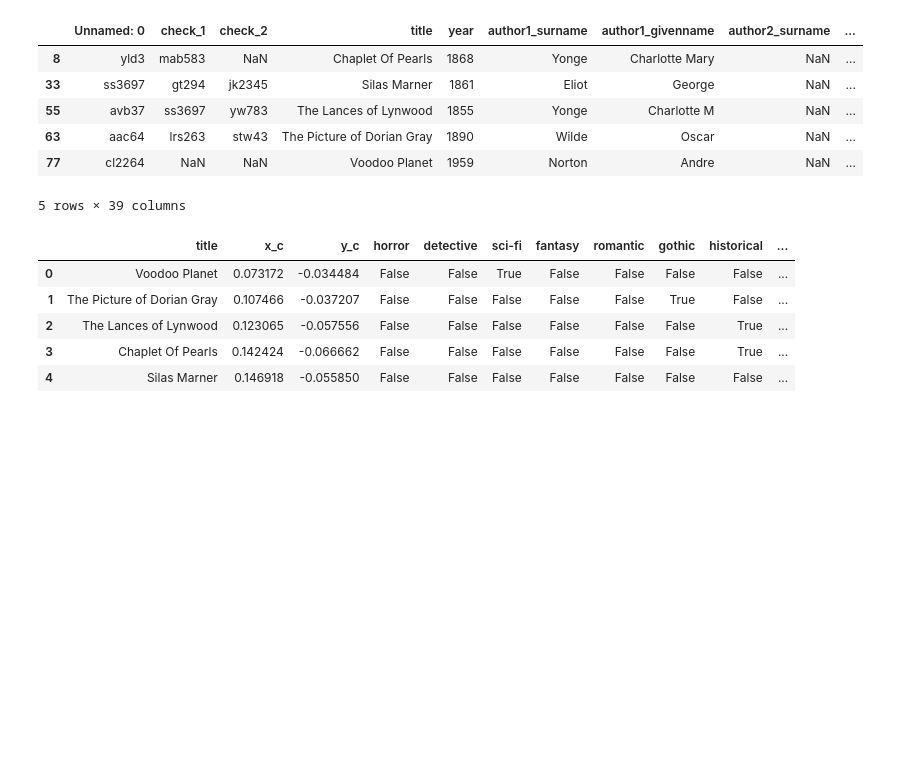
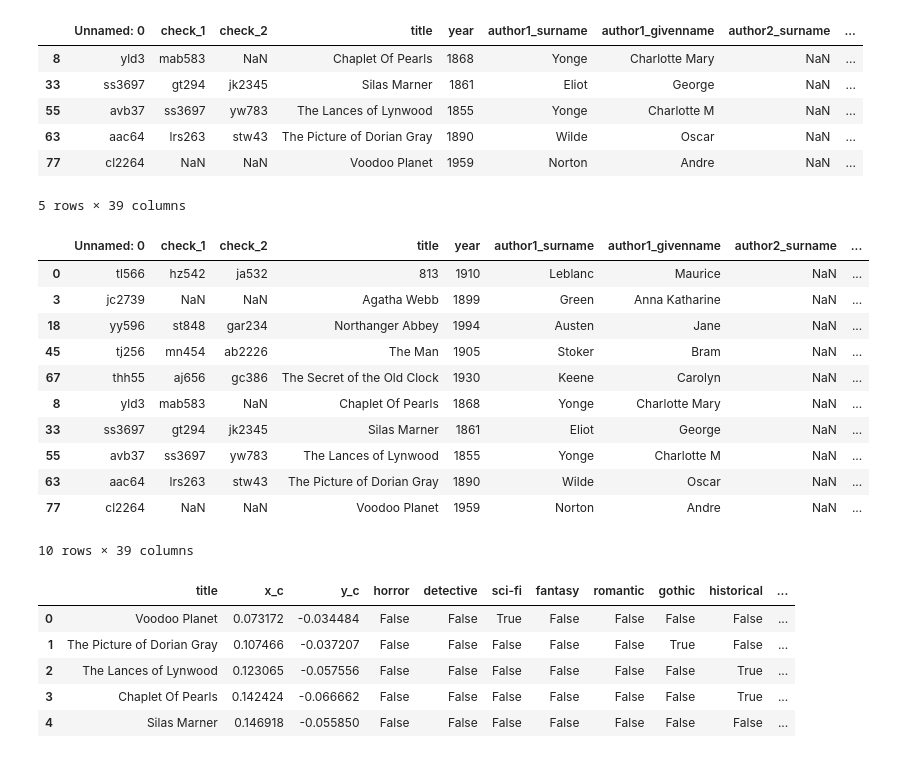
Before and after one commit to gitstelle/info3350-book-recommendation, a Jupyter notebook: books/Code.ipynb, the cells around one changed output. Saved outputs shown, nothing was run; the diff lists cells and outputs as text; code cells hidden in the pictures; blank space fills up the shorter version.

```diff
--- a/books/Code.ipynb
+++ b/books/Code.ipynb
@@ -682,6 +683,21 @@ book_recs
 | 63 | aac64 | lrs263 | stw43 | The Picture of Dorian Gray | 1890 | Wilde | Oscar | NaN | ... |
 | 77 | cl2264 | NaN | NaN | Voodoo Planet | 1959 | Norton | Andre | NaN | ... |
 5 rows × 39 columns
+# %%
+book_pairs
+# %% [output]
+|  | Unnamed: 0 | check_1 | check_2 | title | year | author1_surname | author1_givenname | author2_surname | ... |
+| 0 | tl566 | hz542 | ja532 | 813 | 1910 | Leblanc | Maurice | NaN | ... |
+| 3 | jc2739 | NaN | NaN | Agatha Webb | 1899 | Green | Anna Katharine | NaN | ... |
+| 18 | yy596 | st848 | gar234 | Northanger Abbey | 1994 | Austen | Jane | NaN | ... |
+| 45 | tj256 | mn454 | ab2226 | The Man | 1905 | Stoker | Bram | NaN | ... |
+| 67 | thh55 | aj656 | gc386 | The Secret of the Old Clock | 1930 | Keene | Carolyn | NaN | ... |
+| 8 | yld3 | mab583 | NaN | Chaplet Of Pearls | 1868 | Yonge | Charlotte Mary | NaN | ... |
+| 33 | ss3697 | gt294 | jk2345 | Silas Marner | 1861 | Eliot | George | NaN | ... |
+| 55 | avb37 | ss3697 | yw783 | The Lances of Lynwood | 1855 | Yonge | Charlotte M | NaN | ... |
+| 63 | aac64 | lrs263 | stw43 | The Picture of Dorian Gray | 1890 | Wilde | Oscar | NaN | ... |
+| 77 | cl2264 | NaN | NaN | Voodoo Planet | 1959 | Norton | Andre | NaN | ... |
+10 rows × 39 columns
 # %%
 genres = ['title','x_c','y_c','horror', 'detective', 'sci-fi', 'fantasy', 'romantic', 'gothic', 'historical',
        'feminist fiction', 'mystery', 'adventure', 'tragedy', 'children',
```
Also changed, not shown: parts of 8 cells of this notebook.
